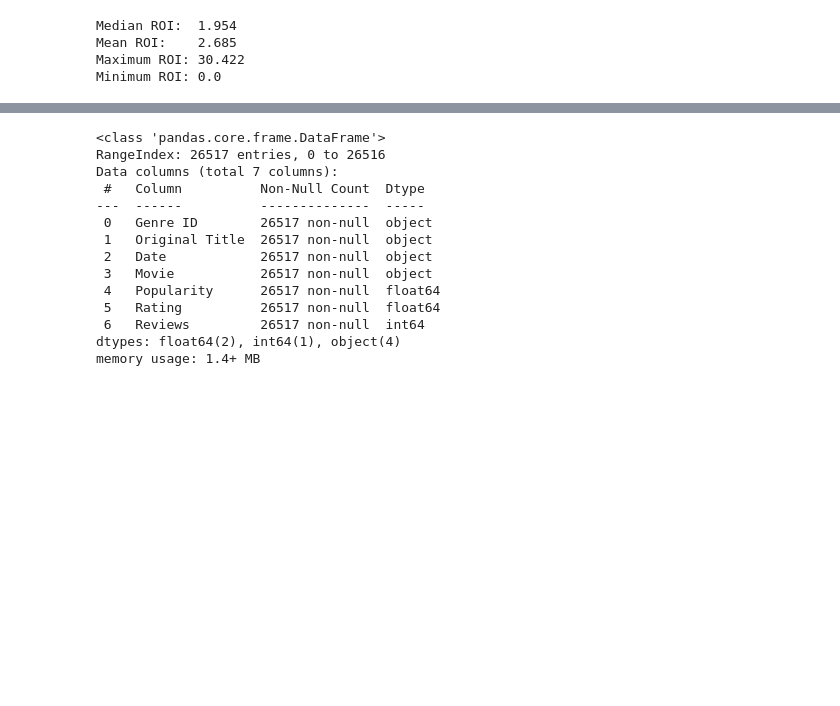
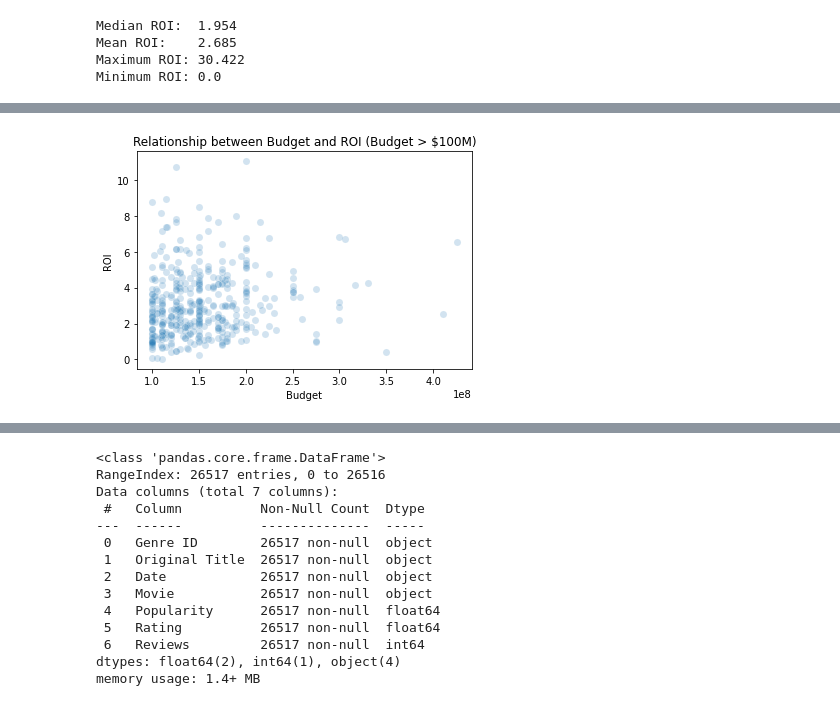
Before and after one commit to jaeheonk817/Microsoft-Movie-Recommendations, a Jupyter notebook: student1.ipynb, the cells around one changed output, grey strips where cells are left out. Cells and saved outputs as stored; diff of their text form; code cells hidden in the pictures; blank space fills up the shorter version.

```diff
--- a/student1.ipynb
+++ b/student1.ipynb
@@ -367,0 +383,7 @@ Minimum ROI: 0.0
+# %%
+# Consider only the movies with budget of $100M or more.
+# See how their distribution works when only taking into accout the condition above.
+# Make a new dataframe temporary_tn with conditions listed above.
+
+temporary_tn = tn[tn['Budget'] >= 100000000]
+temporary_tn
@@ -367,0 +404,8 @@ Minimum ROI: 0.0
+# %%
+# Draw a scatterplot to see the relationship between Budget and ROI for movies costing $100M or more.
+
+sns.scatterplot(x='Budget', y='ROI', data=temporary_tn, s=50, alpha=0.2)
+plt.title("Relationship between Budget and ROI (Budget > $100M)")
+plt.show()
+# %% [output]
+[figure, added]
```
Also changed, not shown: parts of 10 cells of this notebook.
